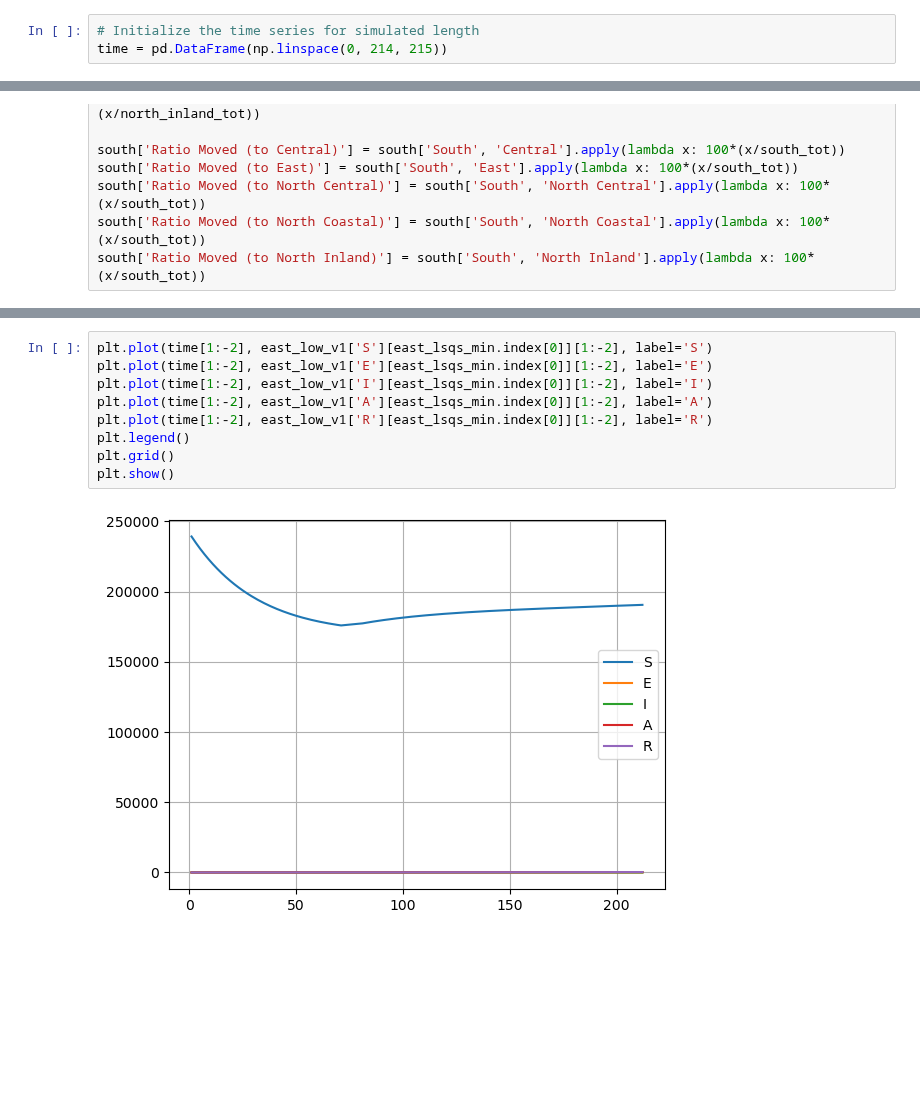
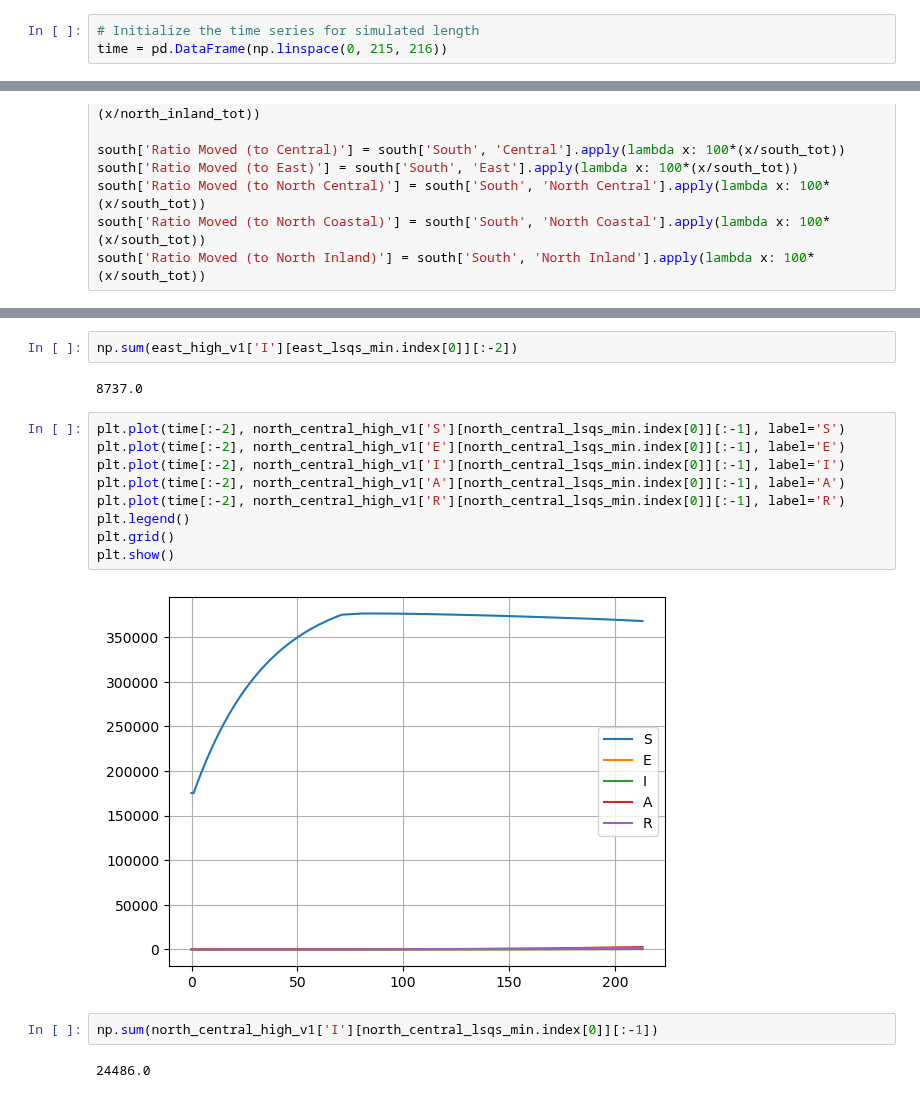
Before and after one commit to kazi0302/COVID-19-Modeling-and-Parameter-Fitting, a Jupyter notebook: Monte Carlo Simulation/MC_simulator_v3.ipynb, the cells around one changed output, grey strips where cells are left out. Cells and saved outputs as stored; diff of their text form; blank space fills up the shorter version.

```diff
--- a/Monte Carlo Simulation/MC_simulator_v3.ipynb
+++ b/Monte Carlo Simulation/MC_simulator_v3.ipynb
@@ -1058,7 +1095,7 @@ parameters.loc[parameters['Region'] == 'Central']['Beta Symptomatic'][0]
 ### Plot Everything
 # %%
 # Initialize the time series for simulated length
-time = pd.DataFrame(np.linspace(0, 214, 215))
+time = pd.DataFrame(np.linspace(0, 215, 216))
 # %%
 def save(name, idx, result, lsqrs_min):
 
@@ -1381,11 +1437,19 @@ plt.show()
+# %%
+np.sum(east_high_v1['I'][east_lsqs_min.index[0]][:-2])
+# %% [output]
+8737.0
 # %%
-plt.plot(time[1:-2], east_low_v1['S'][east_lsqs_min.index[0]][1:-2], label='S')
-plt.plot(time[1:-2], east_low_v1['E'][east_lsqs_min.index[0]][1:-2], label='E')
-plt.plot(time[1:-2], east_low_v1['I'][east_lsqs_min.index[0]][1:-2], label='I')
-plt.plot(time[1:-2], east_low_v1['A'][east_lsqs_min.index[0]][1:-2], label='A')
-plt.plot(time[1:-2], east_low_v1['R'][east_lsqs_min.index[0]][1:-2], label='R')
+plt.plot(time[:-2], north_central_high_v1['S'][north_central_lsqs_min.index[0]][:-1], label='S')
+plt.plot(time[:-2], north_central_high_v1['E'][north_central_lsqs_min.index[0]][:-1], label='E')
+plt.plot(time[:-2], north_central_high_v1['I'][north_central_lsqs_min.index[0]][:-1], label='I')
+plt.plot(time[:-2], north_central_high_v1['A'][north_central_lsqs_min.index[0]][:-1], label='A')
+plt.plot(time[:-2], north_central_high_v1['R'][north_central_lsqs_min.index[0]][:-1], label='R')
 plt.legend()
 plt.grid()
 plt.show()
 # %% [output]
-[figure, old version]
+[figure, new version]
+# %%
+np.sum(north_central_high_v1['I'][north_central_lsqs_min.index[0]][:-1])
+# %% [output]
+24486.0
```
Also changed, not shown: parts of 32 cells of this notebook, 33 other files.
